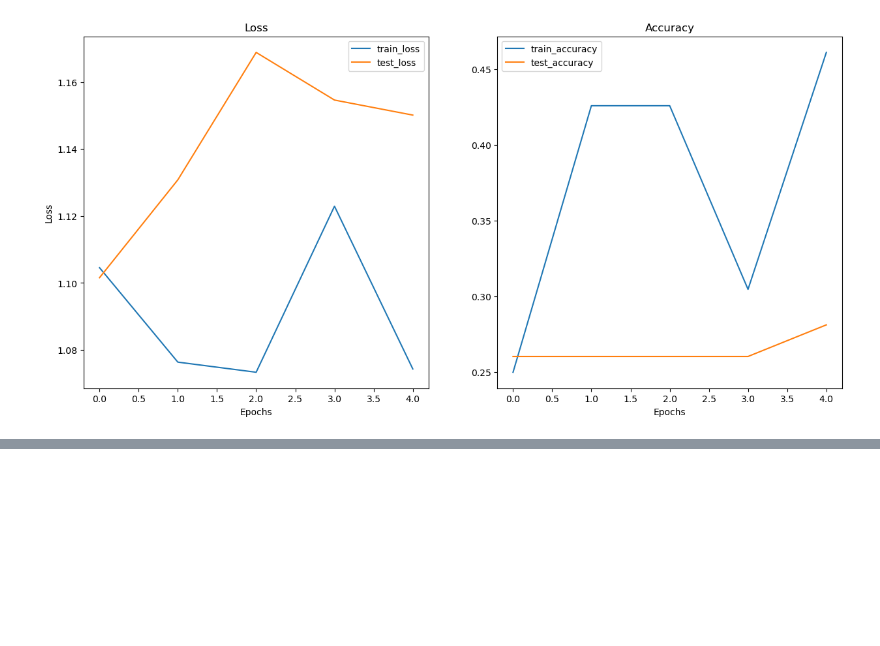
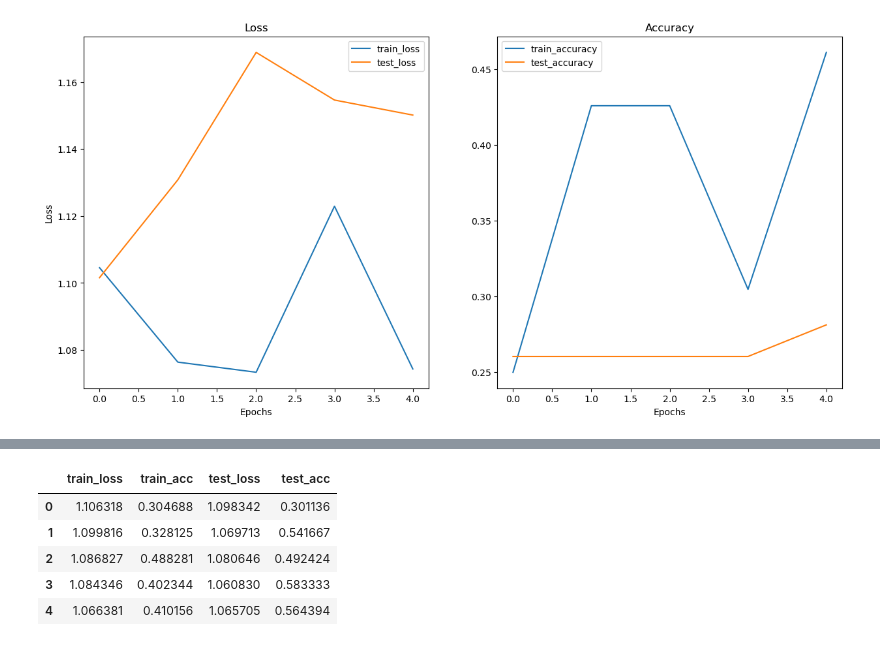
Before and after one commit to diyangraditya/PyTorchLearnings_UDEMY, a Jupyter notebook: Notebooks/UDEMY_04_PyTorch_custom_datasets.ipynb, the cells around one changed output, grey strips where cells are left out. Cells and saved outputs as stored; diff of their text form; code cells hidden in the pictures; blank space fills up the shorter version.

```diff
--- a/Notebooks/UDEMY_04_PyTorch_custom_datasets.ipynb
+++ b/Notebooks/UDEMY_04_PyTorch_custom_datasets.ipynb
@@ -1220,0 +1231,13 @@ plot_loss_curves(model_1_results)
+# %%
+import pandas as pd
+model_base_df = pd.DataFrame(model_base_results)
+model_1_df = pd.DataFrame(model_1_results)
+
+model_base_df
+# %% [output]
+|  | train_loss | train_acc | test_loss | test_acc |
+| 0 | 1.106318 | 0.304688 | 1.098342 | 0.301136 |
+| 1 | 1.099816 | 0.328125 | 1.069713 | 0.541667 |
+| 2 | 1.086827 | 0.488281 | 1.080646 | 0.492424 |
+| 3 | 1.084346 | 0.402344 | 1.060830 | 0.583333 |
+| 4 | 1.066381 | 0.410156 | 1.065705 | 0.564394 |
```
Also changed, not shown: parts of 16 cells of this notebook.
